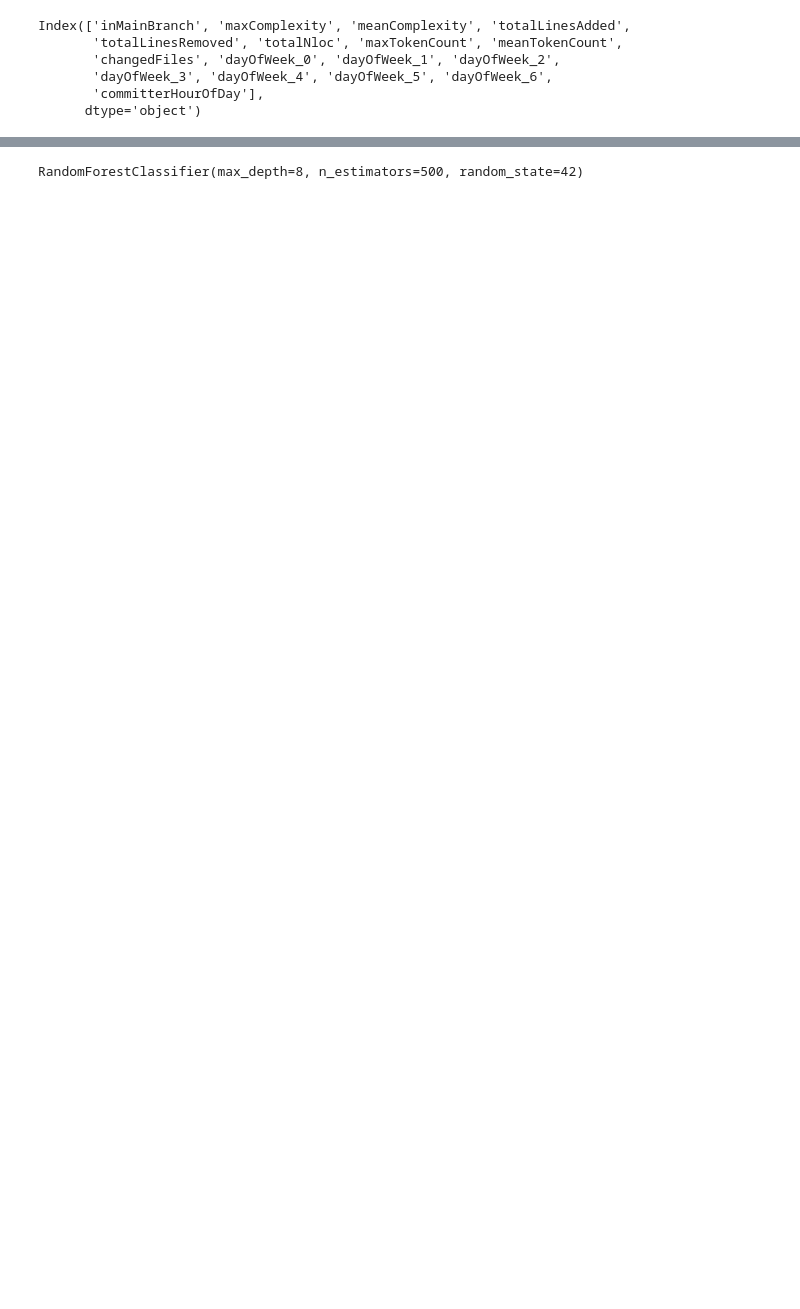
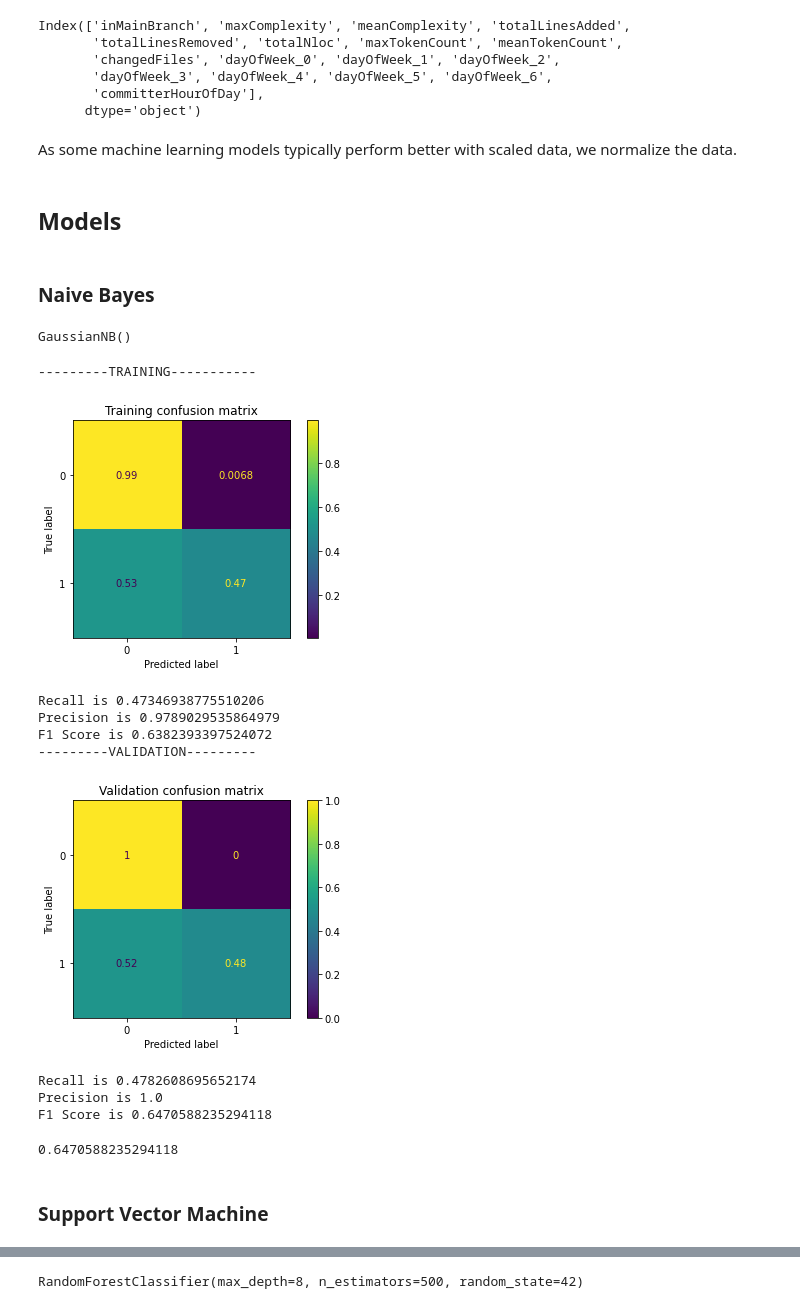
Before and after one commit to AlbertDominguez/AXM, a Jupyter notebook: notebooks/data_modelling.ipynb, the cells around one changed output, grey strips where cells are left out. Saved outputs shown, nothing was run; the diff lists cells and outputs as text; code cells hidden in the pictures; blank space fills up the shorter version.

```diff
--- a/notebooks/data_modelling.ipynb
+++ b/notebooks/data_modelling.ipynb
@@ -8,5 +15,9 @@ from sklearn.ensemble import RandomForestClassifier
 # %%
 def read_and_split(path='../data/processed/processed_data.csv'):
+    '''
+    Given the data path, reads it and processes it by separating
+    the dataset into negative and positive examples
+    '''
     df_full = pd.read_csv(path)
     pos = df_full[df_full.faultInducingBool == 1].copy().reset_index(drop=True)
     neg = df_full[df_full.faultInducingBool == 0].sample(n=1000, random_state=42)
@@ -16,3 +27,27 @@ def read_and_split(path='../data/processed/processed_data.csv'):
     y = df_red.faultInducingBool.to_numpy()
     trX, valX, trY, valY = train_test_split(X, y, test_size=0.25, random_state=42)
     return trX, valX, trY, valY, df_red.drop(columns=['faultInducingBool']).columns
+# %%
+def get_model_metrics(clf, trX, trY, valX, valY, log=True):
+    '''
+    Displays the model metrics (both training and validation).
+    For convenience, returns the validation F1 score
+    '''
+    tr_preds = clf.predict(trX)
+    val_preds = clf.predict(valX)
+    if log:
+        ConfusionMatrixDisplay(confusion_matrix(trY, tr_preds, normalize='true'), display_labels=['0', '1']).plot()
+        print('---------TRAINING-----------')
+        plt.title('Training confusion matrix')
+        plt.show()
+        print('Recall is {}'.format(recall_score(trY, tr_preds)))
+        print('Precision is {}'.format(precision_score(trY, tr_preds)))
+        print('F1 Score is {}'.format(f1_score(trY, tr_preds)))
+        ConfusionMatrixDisplay(confusion_matrix(valY, val_preds, normalize='true'), display_labels=['0', '1']).plot()
+        print('---------VALIDATION---------')
+        plt.title('Validation confusion matrix')
+        plt.show()
+        print('Recall is {}'.format(recall_score(valY, val_preds)))
+        print('Precision is {}'.format(precision_score(valY, val_preds)))
+        print('F1 Score is {}'.format(f1_score(valY, val_preds)))
+    return f1_score(valY, val_preds)
@@ -27,3 +64,5 @@ Index(['inMainBranch', 'maxComplexity', 'meanComplexity', 'totalLinesAdded',
        'dayOfWeek_3', 'dayOfWeek_4', 'dayOfWeek_5', 'dayOfWeek_6',
        'committerHourOfDay'],
       dtype='object')
+# %% [markdown]
+As some machine learning models typically perform better with scaled data, we normalize the data.
@@ -29,0 +73,25 @@ Index(['inMainBranch', 'maxComplexity', 'meanComplexity', 'totalLinesAdded',
+# %% [markdown]
+## Models
+# %% [markdown]
+### Naive Bayes
+# %%
+nb = GaussianNB()
+nb.fit(trX, trY)
+# %% [output]
+GaussianNB()
+# %%
+get_model_metrics(nb, trX, trY, valX, valY)
+# %% [output]
+---------TRAINING-----------
+[figure, added]
+Recall is 0.47346938775510206
+Precision is 0.9789029535864979
+F1 Score is 0.6382393397524072
+---------VALIDATION---------
+[figure, added]
+Recall is 0.4782608695652174
+Precision is 1.0
+F1 Score is 0.6470588235294118
+0.6470588235294118
+# %% [markdown]
+### Support Vector Machine
```
Also changed, not shown: parts of 19 cells of this notebook, 7 other files.
